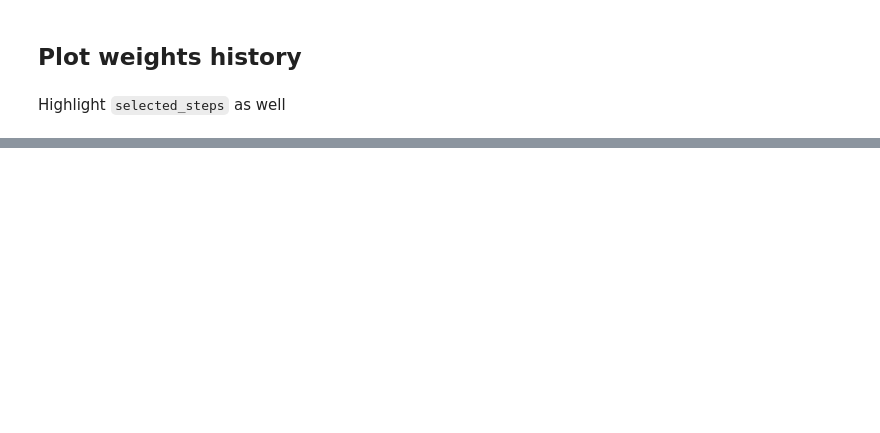
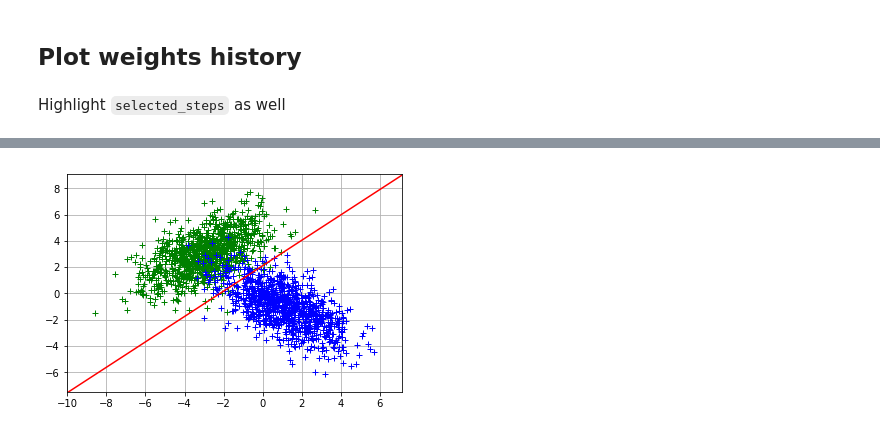
Before and after one commit to quentin-auge/simple-nn, a Jupyter notebook: classification_sgd.ipynb, the cells around one changed output, grey strips where cells are left out. Cells and saved outputs as stored; diff of their text form; code cells hidden in the pictures; blank space fills up the shorter version.

```diff
--- a/classification_sgd.ipynb
+++ b/classification_sgd.ipynb
@@ -438,0 +445,5 @@ plt.show()
+# %%
+lm = Sequential([Dense(1, activation='sigmoid', input_shape=(2,))])
+lm.compile(optimizer=SGD(lr=0.1), loss='mse')
+# %%
+lm.fit(x.T, y)
@@ -438,0 +472,7 @@ plt.show()
+# %%
+weights, bias = lm.get_weights()
+weights = np.vstack([weights, bias])
+# %%
+plot(weights, x, y)
+# %% [output]
+[figure, added]
```
Also changed, not shown: parts of 11 cells of this notebook, 2 other files.
